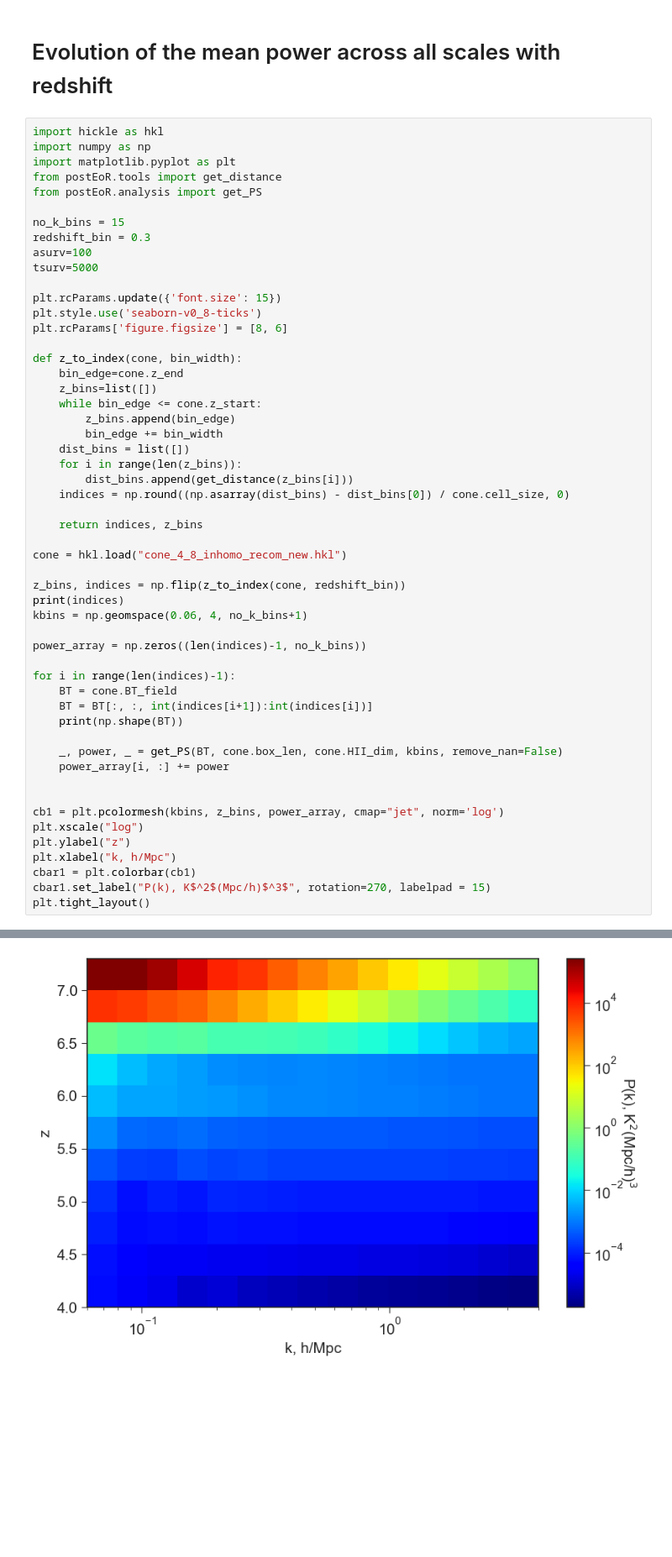
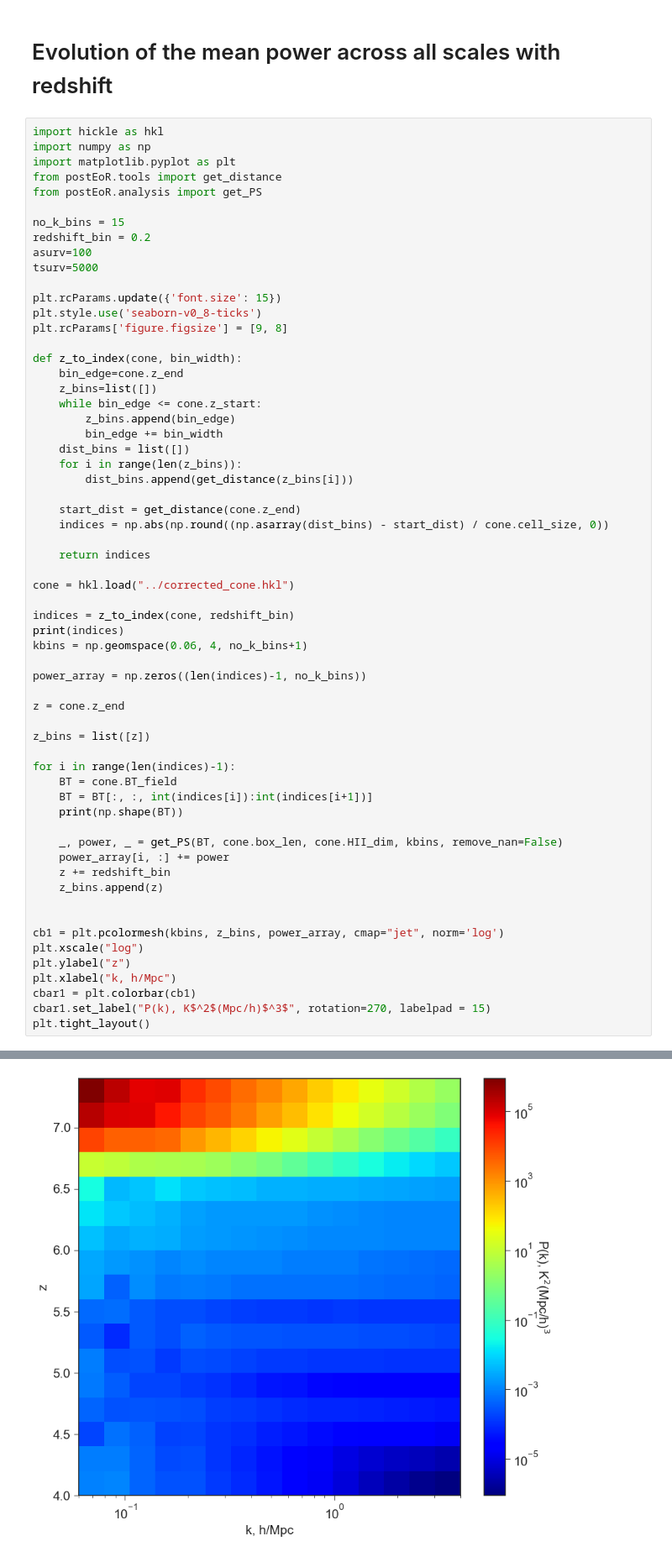
Before and after one commit to raxquax123/postEoR, a Jupyter notebook: Notebooks/examples_2.ipynb, the cells around one changed output, grey strips where cells are left out. Shown at 84% size. Cells and saved outputs as stored; diff of their text form; blank space fills up the shorter version.

```diff
--- a/Notebooks/examples_2.ipynb
+++ b/Notebooks/examples_2.ipynb
@@ -155,13 +155,13 @@ from postEoR.tools import get_distance
 from postEoR.analysis import get_PS
 
 no_k_bins = 15
-redshift_bin = 0.3
+redshift_bin = 0.2
 asurv=100
 tsurv=5000
 
 plt.rcParams.update({'font.size': 15})
 plt.style.use('seaborn-v0_8-ticks')
-plt.rcParams['figure.figsize'] = [8, 6]
+plt.rcParams['figure.figsize'] = [9, 8]
 
 def z_to_index(cone, bin_width):
     bin_edge=cone.z_end
@@ -172,25 +172,33 @@ def z_to_index(cone, bin_width):
     dist_bins = list([])
     for i in range(len(z_bins)):
         dist_bins.append(get_distance(z_bins[i]))
-    indices = np.round((np.asarray(dist_bins) - dist_bins[0]) / cone.cell_size, 0)
 
-    return indices, z_bins
+    start_dist = get_distance(cone.z_end)
+    indices = np.abs(np.round((np.asarray(dist_bins) - start_dist) / cone.cell_size, 0))
 
-cone = hkl.load("cone_4_8_inhomo_recom_new.hkl")
+    return indices
 
-z_bins, indices = np.flip(z_to_index(cone, redshift_bin))
+cone = hkl.load("../corrected_cone.hkl")
+
+indices = z_to_index(cone, redshift_bin)
 print(indices)
 kbins = np.geomspace(0.06, 4, no_k_bins+1)
 
 power_array = np.zeros((len(indices)-1, no_k_bins))
 
+z = cone.z_end
+
+z_bins = list([z])
+
 for i in range(len(indices)-1):
     BT = cone.BT_field
-    BT = BT[:, :, int(indices[i+1]):int(indices[i])]
+    BT = BT[:, :, int(indices[i]):int(indices[i+1])]
     print(np.shape(BT))
 
     _, power, _ = get_PS(BT, cone.box_len, cone.HII_dim, kbins, remove_nan=False)
     power_array[i, :] += power
+    z += redshift_bin
+    z_bins.append(z)
 
 
 cb1 = plt.pcolormesh(kbins, z_bins, power_array, cmap="jet", norm='log')
@@ -220,2 +228,2 @@ Using input bins
 Using input bins
-[figure, old version]
+[figure, new version]
```
Also changed, not shown: parts of 1 cell of this notebook, 5 other files.
